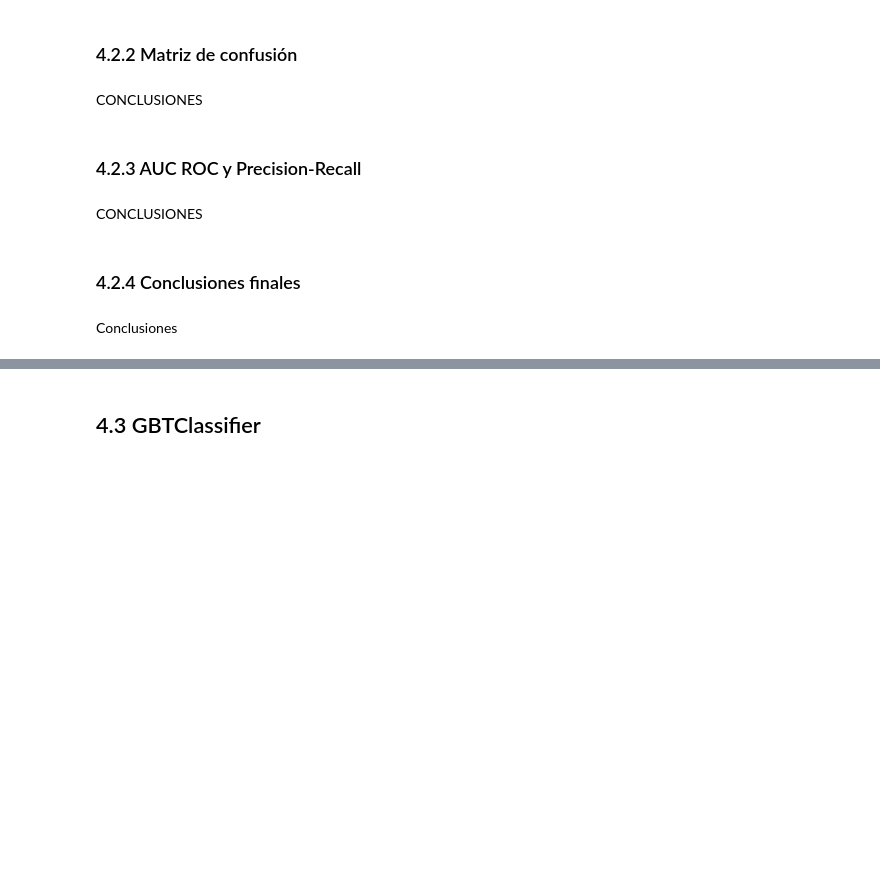
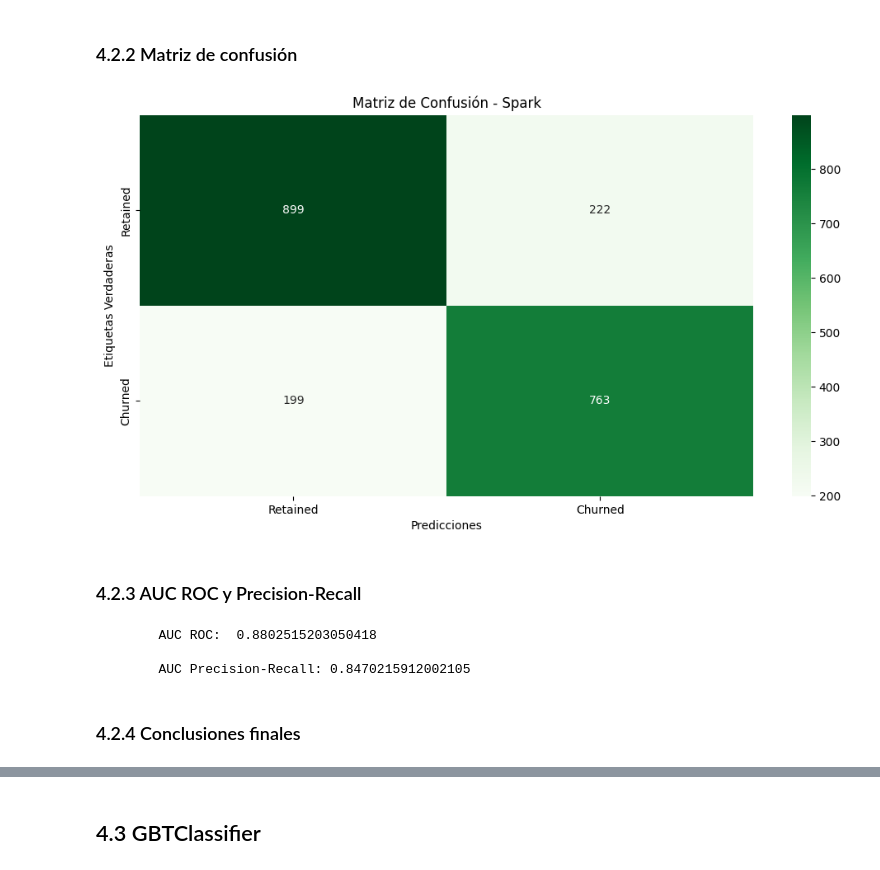
Before and after one commit to angelfergar/ChurnRetention-SP, a Jupyter notebook: notebooks/Spark_Model_Training.ipynb, the cells around one changed output, grey strips where cells are left out. Saved outputs shown, nothing was run; the diff lists cells and outputs as text; code cells hidden in the pictures; blank space fills up the shorter version.

```diff
--- a/notebooks/Spark_Model_Training.ipynb
+++ b/notebooks/Spark_Model_Training.ipynb
@@ -183,6 +202,10 @@ Con todas estas funciones obtendremos un reporte completo sobre cada uno de los
 # %%
 # Establecemos los parámetros para los modelos
 dt_model = DTSpark(labelCol='indexedLabel', featuresCol='features',  maxDepth = 15, minInstancesPerNode=1, maxBins = 16, minInfoGain = 0.01) # Decision Tree
+rf_model = RFSpark(labelCol='indexedLabel', featuresCol='features',  numTrees = 100, maxDepth = 15, minInstancesPerNode=1, maxBins = 16, minInfoGain = 0.01,
+                   featureSubsetStrategy = 'sqrt') # Random Forest
+gbt_model = GBTClassifier(labelCol='indexedLabel', featuresCol='features', maxIter=30, maxDepth = 5, minInstancesPerNode = 10, minInfoGain = 0.0, maxBins = 8,
+                          subsamplingRate= 0.95) # GBT Classifier
 # %% [markdown]
 ## 4.1 Decision Tree
 # %% [markdown]
@@ -252,0 +270,3 @@ CONCLUSIONES
+# %%
+# Entrenamos el modelo y obtenemos predicciones
+model_rf, predictions_rf = train_model(rf_model, train_df, test_df)
@@ -253,12 +301,16 @@ CONCLUSIONES
 # %% [markdown]
 ### 4.2.2 Matriz de confusión
-# %% [markdown]
-CONCLUSIONES
+# %%
+show_conf_matrix(predictions_rf)
+# %% [output]
+[figure, added]
 # %% [markdown]
 ### 4.2.3 AUC ROC y Precision-Recall
-# %% [markdown]
-CONCLUSIONES
+# %%
+rf_roc, rf_pr = auc_metrics(predictions_rf)
+# %% [output]
+        AUC ROC:  0.8802515203050418
+
+        AUC Precision-Recall: 0.8470215912002105
 # %% [markdown]
 ### 4.2.4 Conclusiones finales
-# %% [markdown]
-Conclusiones
```
Also changed, not shown: parts of 55 cells of this notebook.
